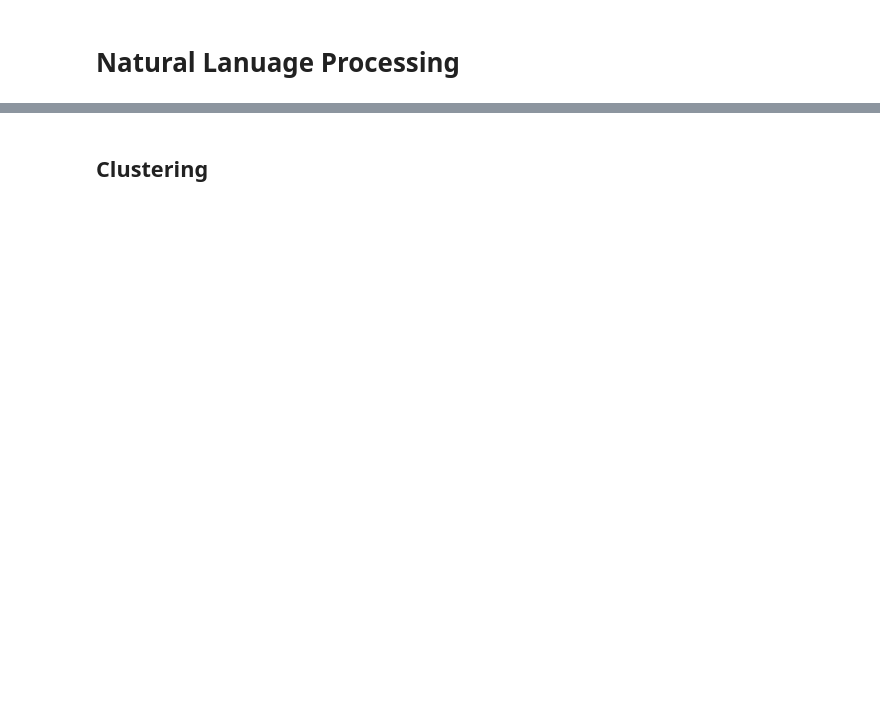
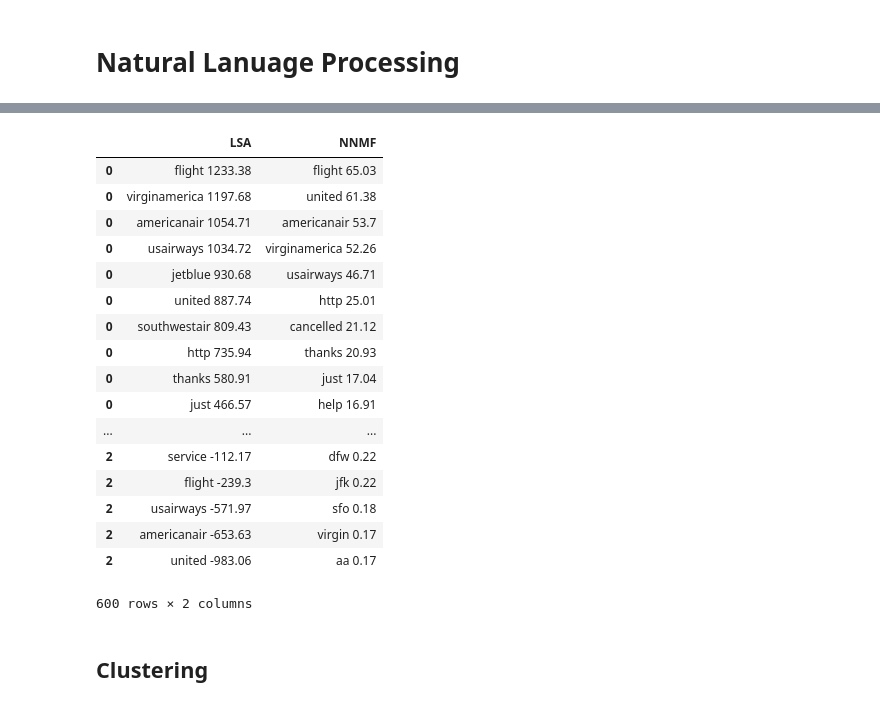
Before and after one commit to mhuh22/Thinkful, a Jupyter notebook: Bootcamp/Unit 7/Airline Sentiment Analysis using Twitter Data.ipynb, the cells around one changed output, grey strips where cells are left out. Drawn from its saved outputs; the diff is of its cells as text; code cells hidden in the pictures; blank space fills up the shorter version.

```diff
--- a/Bootcamp/Unit 7/Airline Sentiment Analysis using Twitter Data.ipynb
+++ b/Bootcamp/Unit 7/Airline Sentiment Analysis using Twitter Data.ipynb
@@ -536,29 +590,48 @@ ntopics = tweets['airline_sentiment'].nunique()
 # components_lda = word_topic(synopsis_tfidf, synopsis_lda, terms)
 # topwords['LDA']=top_words(components_lda, n_top_words)
 # %%
-# # Parameters for NNMF
-# nmf = NMF(alpha=0.0,
-#           init='nndsvdar', # how starting value are calculated
-#           l1_ratio=0.0, # Sets whether regularization is L2 (0), L1 (1), or a combination (values between 0 and 1)
-#           max_iter=200, # when to stop even if the model is not converging (to prevent running forever)
-#           n_components=ntopics,
-#           random_state=0,
-#           solver='cd', # Use Coordinate Descent to solve
-#           tol=0.0001, # model will stop if tfidf-WH <= tol
-#           verbose=0 # amount of output to give while iterating
-#          )
+# Parameters for NNMF
+nmf = NMF(alpha=0.0,
+          init='nndsvdar', # how starting value are calculated
+          l1_ratio=0.0, # Sets whether regularization is L2 (0), L1 (1), or a combination (values between 0 and 1)
+          max_iter=200, # when to stop even if the model is not converging (to prevent running forever)
+          n_components=ntopics,
+          random_state=0,
+          solver='cd', # Use Coordinate Descent to solve
+          tol=0.0001, # model will stop if tfidf-WH <= tol
+          verbose=0 # amount of output to give while iterating
+         )
 
-# # Time and run NNMF model
-# start_time = timeit.default_timer()
-# synopsis_nmf = nmf.fit_transform(synopsis_tfidf)
-# elapsed_nmf = timeit.default_timer() - start_time
+# Time and run NNMF model
+start_time = timeit.default_timer()
+synopsis_nmf = nmf.fit_transform(synopsis_tfidf)
+elapsed_nmf = timeit.default_timer() - start_time
 
-# # Extract most common words for NNMF
-# components_nmf = word_topic(synopsis_tfidf, synopsis_nmf, terms)
-# topwords['NNMF']=top_words(components_nmf, n_top_words)
+# Extract most common words for NNMF
+components_nmf = word_topic(synopsis_tfidf, synopsis_nmf, terms)
+topwords['NNMF']=top_words(components_nmf, n_top_words)
 # %%
-# # View top words identified by LSA, LDA, and NNMF
-# topwords
+# View top words identified by LSA, LDA, and NNMF
+topwords
+# %% [output]
+|  | LSA | NNMF |
+| 0 | flight 1233.38 | flight 65.03 |
+| 0 | virginamerica 1197.68 | united 61.38 |
+| 0 | americanair 1054.71 | americanair 53.7 |
+| 0 | usairways 1034.72 | virginamerica 52.26 |
+| 0 | jetblue 930.68 | usairways 46.71 |
+| 0 | united 887.74 | http 25.01 |
+| 0 | southwestair 809.43 | cancelled 21.12 |
+| 0 | http 735.94 | thanks 20.93 |
+| 0 | thanks 580.91 | just 17.04 |
+| 0 | just 466.57 | help 16.91 |
+| ... | ... | ... |
+| 2 | service -112.17 | dfw 0.22 |
+| 2 | flight -239.3 | jfk 0.22 |
+| 2 | usairways -571.97 | sfo 0.18 |
+| 2 | americanair -653.63 | virgin 0.17 |
+| 2 | united -983.06 | aa 0.17 |
+600 rows × 2 columns
 # %%
 # # Create keyword set with top words identified by LSA
 # keywords = set(topwords['LSA'].str.split(' ', 0).str[0])
```
Also changed, not shown: parts of 29 cells of this notebook.
